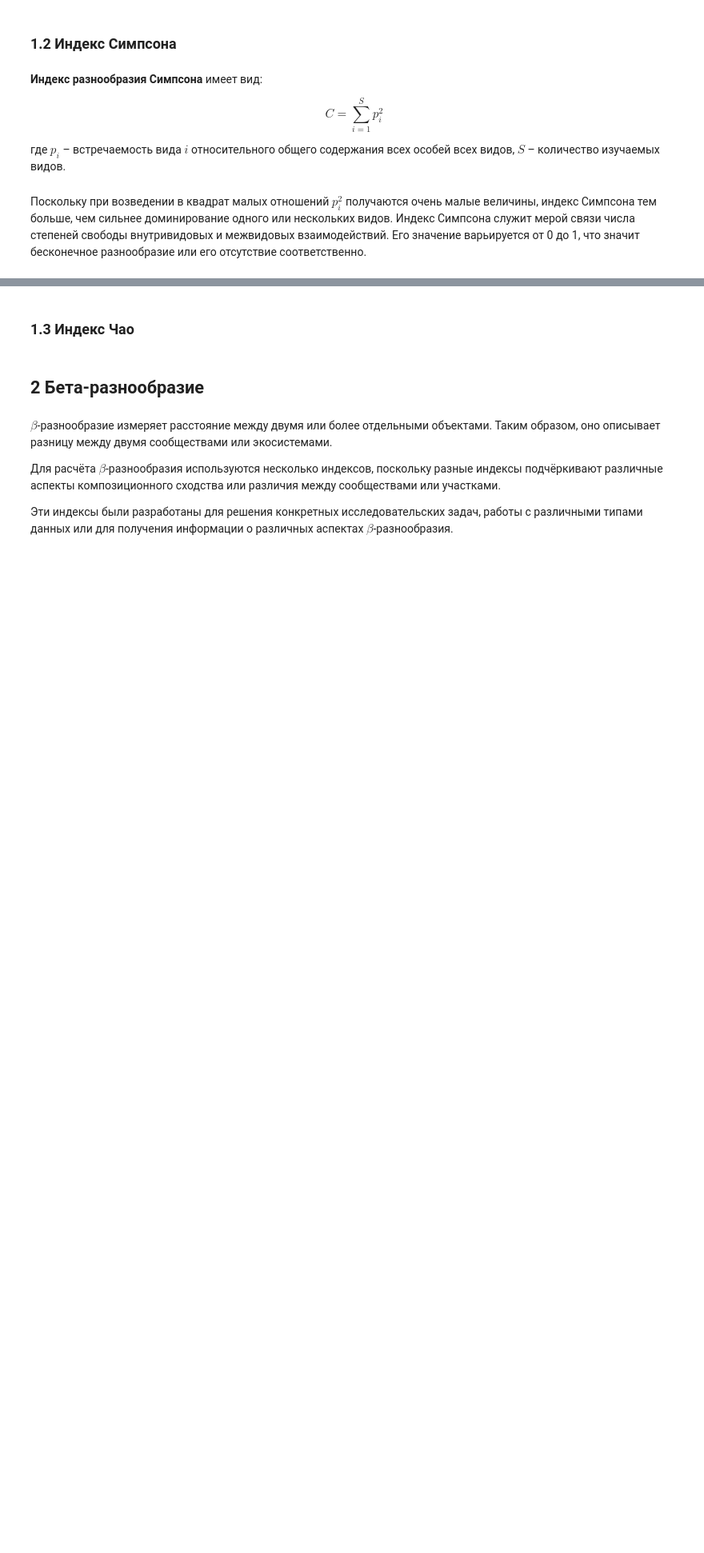
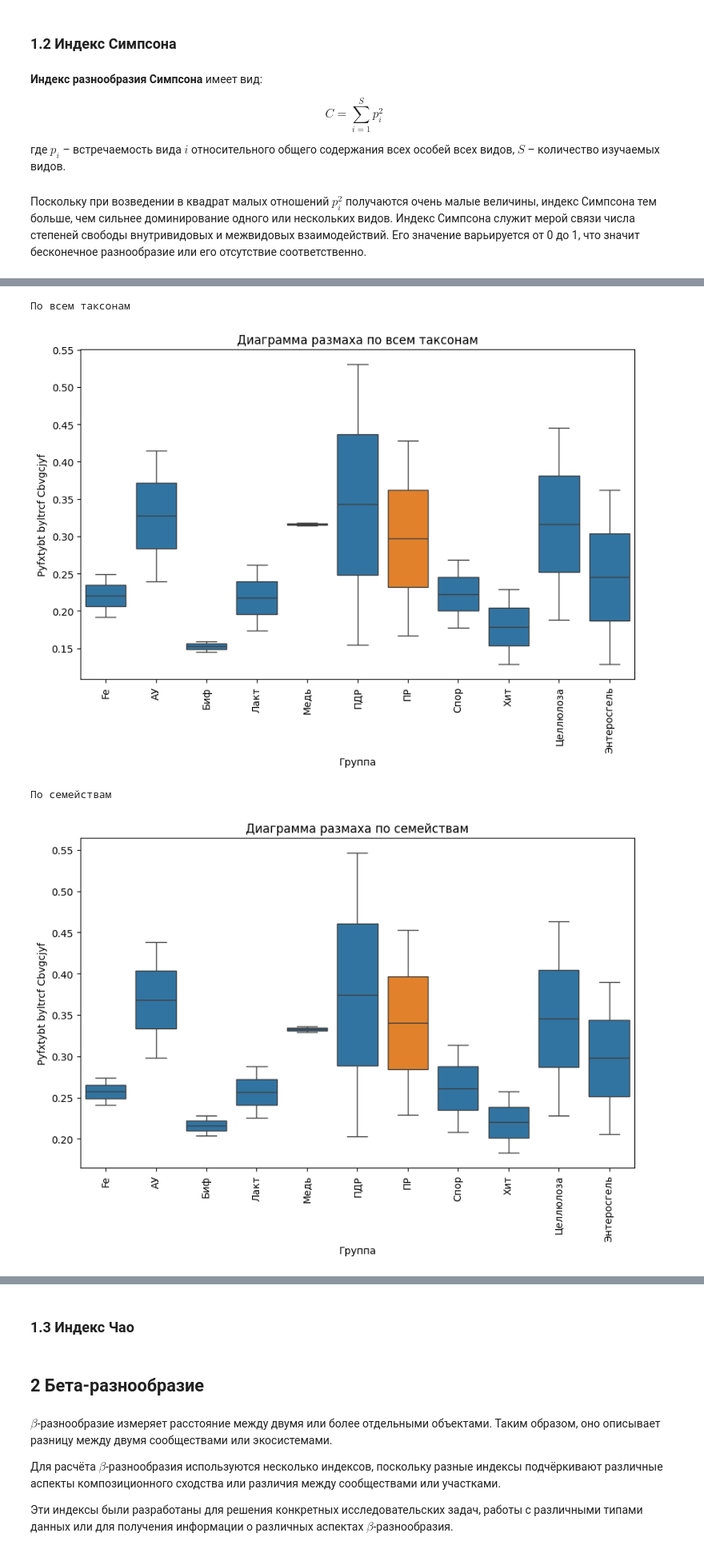
Before and after one commit to innominity/nanomaterials-2025, a Jupyter notebook: src/notebooks/data_diversity.ipynb, the cells around one changed output, grey strips where cells are left out. Shown: that part at 80% size. Cells and saved outputs as stored; diff of their text form; code cells hidden in the pictures; blank space fills up the shorter version.

```diff
--- a/src/notebooks/data_diversity.ipynb
+++ b/src/notebooks/data_diversity.ipynb
@@ -146,3 +146,13 @@ df_clean_normalize.head()
 |  | 2 | 0.000341 | 0.0 | 0.000000 | 0.000000 | 0.000000 | 0 | ... |
 | Биф | 1 | 0.000000 | 0.0 | 0.000316 | 0.000443 | 0.000380 | 0 | ... |
 5 rows × 108 columns
+# %%
+DF_BY_GROUPS = [
+    {'title': 'По всем таксонам', 'df': df_clean_normalize},
+    {'title': 'По семействам', 'df': df_clean_by_family_normalize},
+    {'title': 'По порядкам', 'df': df_clean_by_order_normalize},
+    {'title': 'По классам', 'df': df_clean_by_class_normalize},
+    {'title': 'По филумам', 'df': df_clean_by_phylum_normalize},
+]
+# %%
+GROUP_CLEAN = 'ПР'
@@ -177,4 +196,4 @@ $$ C = \sum_{i=1}^{S} p_i^2 $$
 Поскольку при возведении в квадрат малых отношений $p_i^2$ получаются очень малые величины, индекс Симпсона тем больше, чем сильнее доминирование одного или нескольких видов. Индекс Симпсона служит мерой связи числа степеней свободы внутривидовых и межвидовых взаимодействий. Его значение варьируется от 0 до 1, что значит бесконечное разнообразие или его отсутствие соответственно.
 # %%
 def simpson_diversity(fracs: list):
-    return 0
+    return sum(fracs**2)
@@ -180,0 +222,24 @@ def simpson_diversity(fracs: list):
+# %%
+def simpson_diversity_test():
+    for test_iter in DF_BY_GROUPS:
+        print(test_iter['title'])
+        df_iter = test_iter['df'].copy()
+        df_iter['simpson_diversity'] = df_iter.apply(simpson_diversity, axis=1)
+        group_counts = df_iter.reset_index()[['group', 'simpson_diversity']]
+        group_counts = group_counts.sort_values(by=['group'])
+
+        fig, ax = plt.subplots(figsize=(10, 6))
+        ax.set_xlabel('Группа')
+        ax.set_ylabel('Pyfxtybt byltrcf Cbvgcjyf')
+        colors = ['tab:blue' if x!=GROUP_CLEAN else 'tab:orange' for x in group_counts.group.unique()]
+        ax.tick_params(axis='x', labelrotation=90)
+        sns.boxplot(data=group_counts, x='group', y='simpson_diversity', ax=ax, palette=colors)
+        plt.title(f"Диаграмма размаха {test_iter['title'].lower()}")
+        plt.show()
+
+simpson_diversity_test()
+# %% [output]
+По всем таксонам
+[figure, added]
+По семействам
+[figure, added]
```
Also changed, not shown: parts of 6 cells of this notebook.
